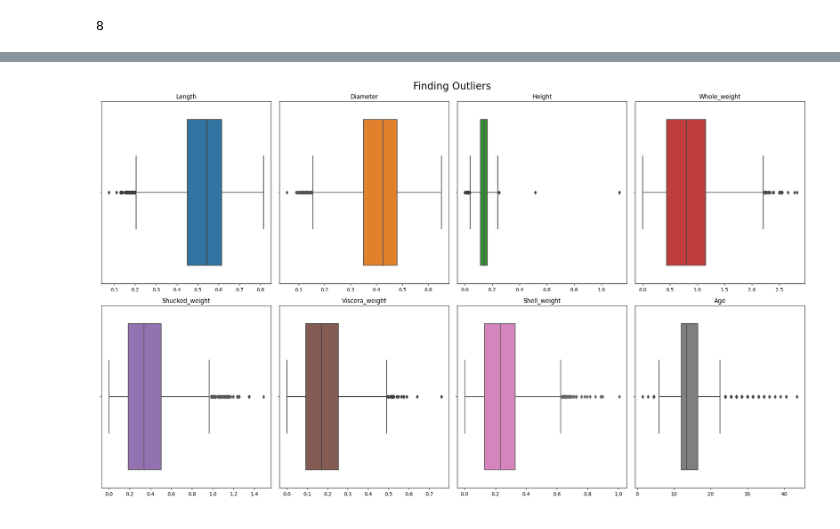
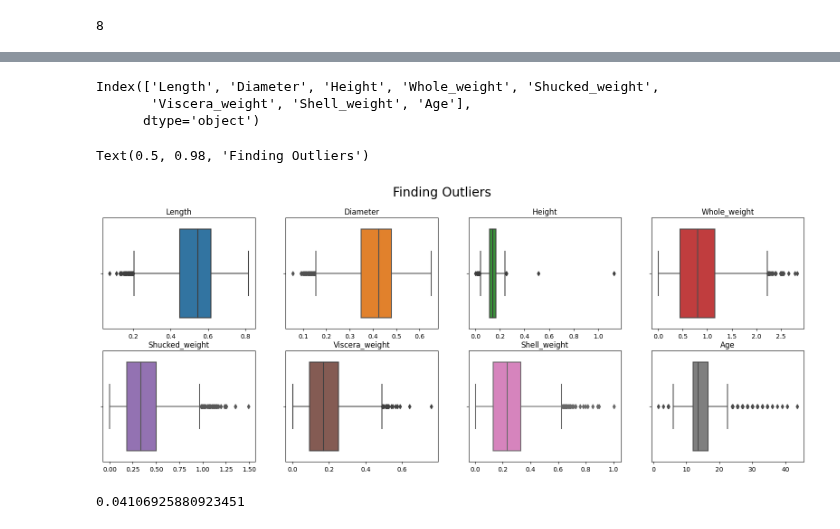
Before and after one commit to SwagAbyss/SwagML, a Jupyter notebook: Projects/Abalone/abalone.ipynb, the cells around one changed output, grey strips where cells are left out. Drawn from its saved outputs; the diff is of its cells as text; code cells hidden in the pictures.

```diff
--- a/Projects/Abalone/abalone.ipynb
+++ b/Projects/Abalone/abalone.ipynb
@@ -112,3 +112,8 @@ There is no duplicated values present in this dataset
 numcols.size
 # %% [output]
 8
+# %%
+a = np.arange(10)
+# %%
+for index, value in enumerate(a):
+    print(index, value)
@@ -115,18 +131,25 @@ numcols.size
+# %%
+numcols
+# %% [output]
+Index(['Length', 'Diameter', 'Height', 'Whole_weight', 'Shucked_weight',
+       'Viscera_weight', 'Shell_weight', 'Age'],
+      dtype='object')
 # %%
-fig, axes = plt.subplots(ncols=4, nrows=2, figsize=(20,12))
+fig, axes = plt.subplots(ncols=4, nrows=2, figsize=(20,7))
 axes = axes.flat
 for index, column in enumerate(numcols):
     sns.boxplot(
         data=data,
         x=column,
         color=(list(plt.rcParams['axes.prop_cycle'])*2)[index]['color'],
         ax=axes[index]
         )
     axes[index].set_xlabel('')
     axes[index].set_title(column)
 plt.suptitle('Finding Outliers', fontsize=20)
 plt.tight_layout()
 # %% [output]
+Text(0.5, 0.98, 'Finding Outliers')
-[figure, old version]
+[figure, new version]
 # %%
 def outliers_zscore(data):
@@ -150,3 +174,7 @@ for column in data[]:
     outliers.extend(index)
 
 data = data.drop(outliers)
+# %%
+len(outliers)/data.shape[0]
+# %% [output]
+0.04106925880923451
```
Also changed, not shown: parts of 4 cells of this notebook, 1 other file.
